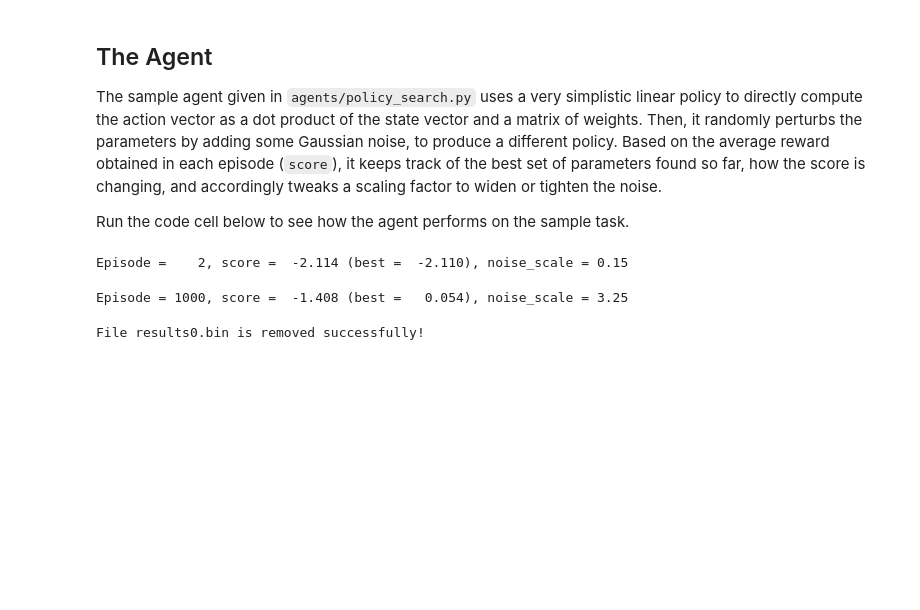
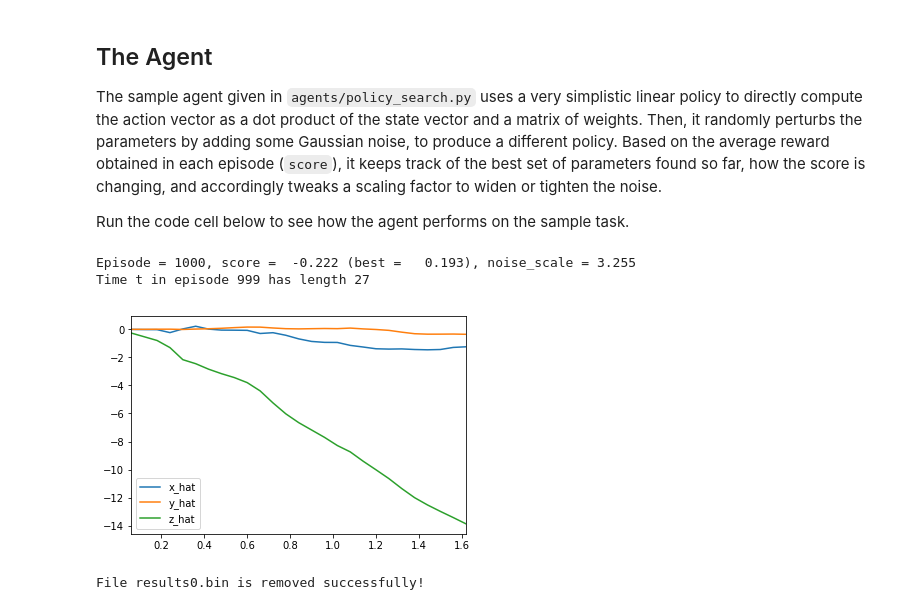
Before and after one commit to yingding/RL-Quadcopter-2, a Jupyter notebook: Quadcopter_Project.ipynb, the cells around one changed output. Cells and saved outputs as stored; diff of their text form; code cells hidden in the pictures; blank space fills up the shorter version.

```diff
--- a/Quadcopter_Project.ipynb
+++ b/Quadcopter_Project.ipynb
@@ -174,6 +175,14 @@ In the next section, you will learn how to test the performance of an agent on t
 The sample agent given in `agents/policy_search.py` uses a very simplistic linear policy to directly compute the action vector as a dot product of the state vector and a matrix of weights. Then, it randomly perturbs the parameters by adding some Gaussian noise, to produce a different policy. Based on the average reward obtained in each episode (`score`), it keeps track of the best set of parameters found so far, how the score is changing, and accordingly tweaks a scaling factor to widen or tighten the noise.
 
 Run the code cell below to see how the agent performs on the sample task.
+# %%
+def plot_velocity(results):
+    # plot velocity
+        plt.plot(results['time'], results['x_velocity'], label='x_hat')
+        plt.plot(results['time'], results['y_velocity'], label='y_hat')
+        plt.plot(results['time'], results['z_velocity'], label='z_hat')
+        plt.legend()
+        _ = plt.ylim()
 # %%
 import sys
 import pandas as pd
@@ -183,43 +192,60 @@ import copy
 
 num_episodes = 1000
 target_pos = np.array([0., 0., 10.])
 task = Task(target_pos=target_pos)
 agent = PolicySearch_Agent(task)
 # before training
 resultsAll = []
 labels = ['time', 'x', 'y', 'z', 'phi', 'theta', 'psi', 'x_velocity',
           'y_velocity', 'z_velocity', 'phi_velocity', 'theta_velocity',
-          'psi_velocity', 'rotor_speed1', 'rotor_speed2', 'rotor_speed3', 'rotor_speed4', 'reward']
+          'psi_velocity', 'reward']
+
+#          'rotor_speed1', 'rotor_speed2', 'rotor_speed3', 'rotor_speed4', 'reward']
 results = {x : [] for x in labels}
 
 for i_episode in range(1, num_episodes+1):
     state = agent.reset_episode() # start a new episode
-    return_ = []
+    rewards = []
     while True:
         action = agent.act(state)
         next_state, reward, done = task.step(action)
         agent.step(reward, done)
         state = next_state
-        return_.append(reward)
+        rewards.append(reward)
+
+        to_write = [task.sim.time] + list(task.sim.pose) + list(task.sim.v) + list(task.sim.angular_v) + rewards
+
+        for ii in range(len(labels)):
+            results[labels[ii]].append(to_write[ii])
 
         if done:
             print("\rEpisode = {:4d}, score = {:7.3f} (best = {:7.3f}), noise_scale = {}".format(
                 i_episode, agent.score, agent.best_score, agent.noise_scale), end="")  # [debug]
             # for each action sequence
             # construct the output for debugging
-            to_write = [task.sim.time] + list(task.sim.pose) \
-             + list(task.sim.v) + list(task.sim.angular_v) \
-             + list(rotor_speeds) + return_
-            for ii in range(len(labels)):
-                 results[labels[ii]].append(to_write[ii])
+            # to_write = [task.sim.time] + list(task.sim.pose) + list(task.sim.v) + list(task.sim.angular_v) + rewards
+            # for ii in range(len(labels)):
+            #      results[labels[ii]].append(to_write[ii])
+            # resultsAll.append(results)
+
             resultsAll.append(results)
+
+            if (i_episode - 1 == 999):
+                print("")
+                print("Time t in episode {} has length {}".format(i_episode - 1, len(results['time'])))
+                plot_velocity(results)
+
+            # init neu
+            results = {x : [] for x in labels}
+
 
             break
 
     sys.stdout.flush()
 # %% [output]
-Episode =    2, score =  -2.114 (best =  -2.110), noise_scale = 0.15
+Episode = 1000, score =  -0.222 (best =   0.193), noise_scale = 3.255
+Time t in episode 999 has length 27
-Episode = 1000, score =  -1.408 (best =   0.054), noise_scale = 3.25
+[figure, added]
 # %%
 #after training
 # saving the results
```
Also changed, not shown: parts of 8 cells of this notebook, 1 other file.
